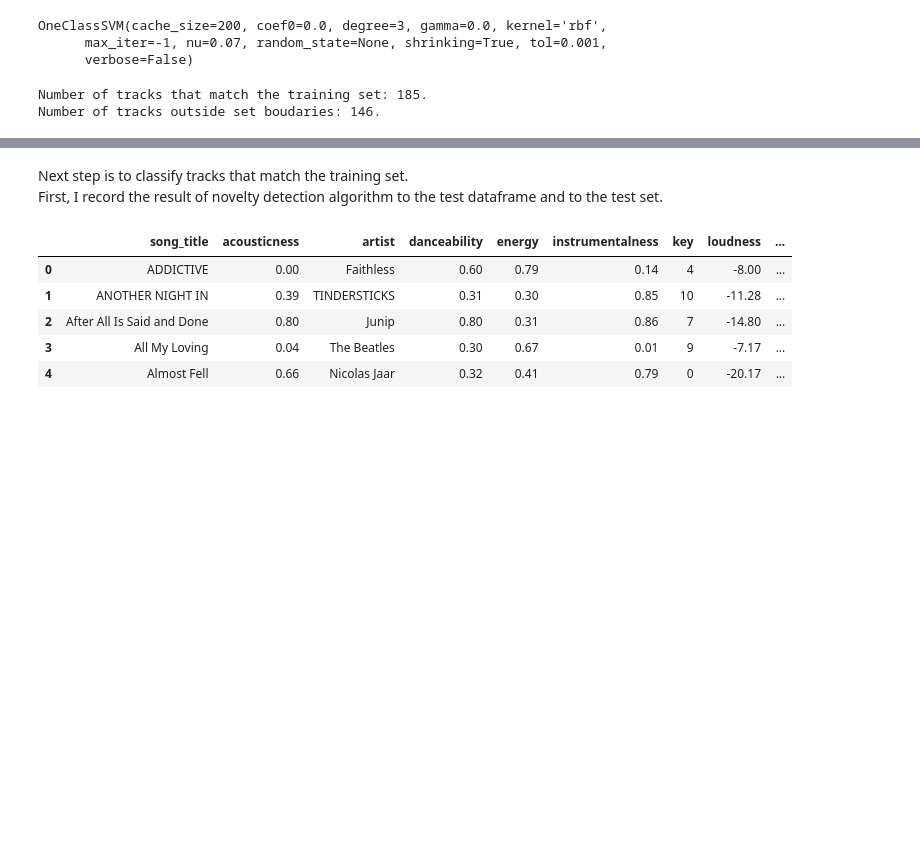
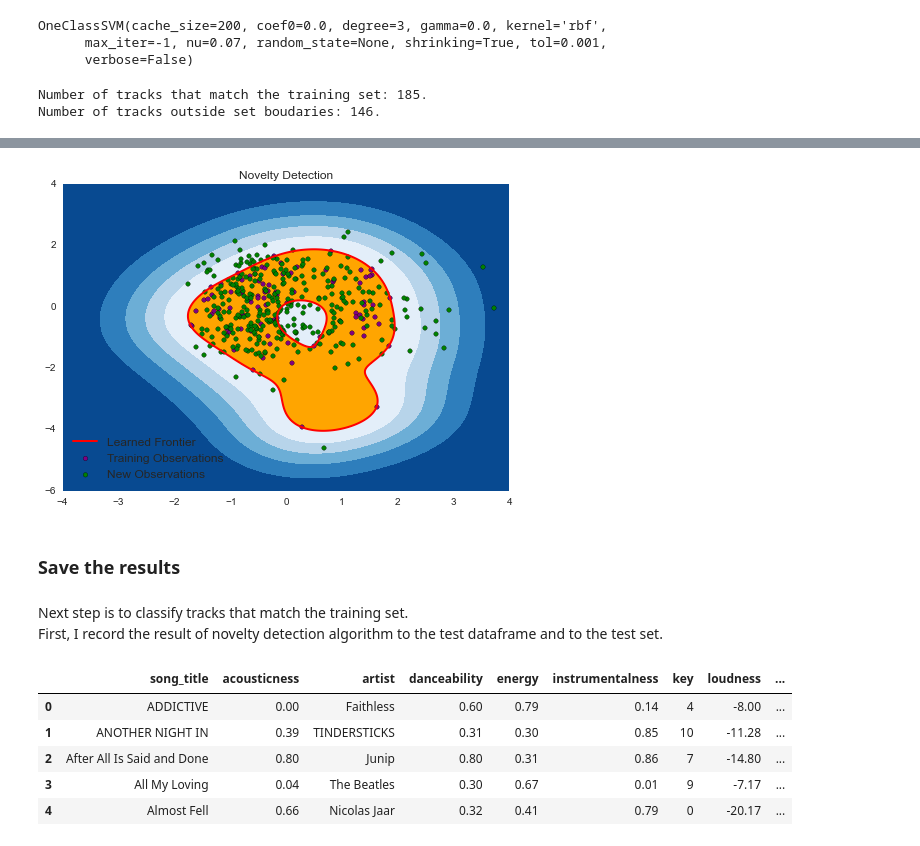
Before and after one commit to medennikova/itunes-music-analysis, a Jupyter notebook: music_analysis.ipynb, the cells around one changed output, grey strips where cells are left out. Cells and saved outputs as stored; diff of their text form; code cells hidden in the pictures; blank space fills up the shorter version.

```diff
--- a/music_analysis.ipynb
+++ b/music_analysis.ipynb
@@ -475,0 +518,39 @@ Number of tracks outside set boudaries: 146.
+# %%
+# fit the OneClassSVM model
+# 2D data
+svm_model.fit(X)
+y_pred_train2d = svm_model.predict(X)
+y_pred_test2d = svm_model.predict(y)
+# n_error_train = y_pred_train[y_pred_train == -1].size
+# n_error_test = y_pred_test[y_pred_test == -1].size
+# %%
+# make a plot
+
+h = 0.02  # step size in the mesh
+# create a mesh to plot in
+x_min, x_max = X[:, 0].min() - 5, X[:, 0].max() + 6
+y_min, y_max = X[:, 1].min() - 4, X[:, 1].max() + 3
+xx, yy = np.meshgrid(np.arange(x_min, x_max, h),
+                     np.arange(y_min, y_max, h))
+
+Z = svm_model.decision_function(np.c_[xx.ravel(), yy.ravel()])
+Z = Z.reshape(xx.shape)
+
+plt.title("Novelty Detection")
+plt.contourf(xx, yy, Z, levels=np.linspace(Z.min(), 0, 6), cmap=plt.cm.Blues_r)
+a = plt.contour(xx, yy, Z, levels=[0], linewidths=2, colors='red')
+plt.contourf(xx, yy, Z, levels=[0, Z.max()], colors='orange')
+
+b1 = plt.scatter(X[:, 0], X[:, 1], c='purple') # train set
+b2 = plt.scatter(y[:, 0], y[:, 1], c='green') # test set
+plt.axis('tight')
+plt.xlim((-4, 4))
+plt.ylim((-6, 4))
+plt.legend([a.collections[0], b1, b2],
+           ["Learned Frontier", "Training Observations",
+            "New Observations"],
+           loc="lower left",
+           prop=matplotlib.font_manager.FontProperties(size=12))
+plt.show()
+# %% [output]
+[figure, added]
@@ -476,3 +559,5 @@ Number of tracks outside set boudaries: 146.
+# %% [markdown]
+### Save the results
 # %% [markdown]
 Next step is to classify tracks that match the training set.
 First, I record the result of novelty detection algorithm to the test dataframe and to the test set.
```
Also changed, not shown: parts of 34 cells of this notebook.
